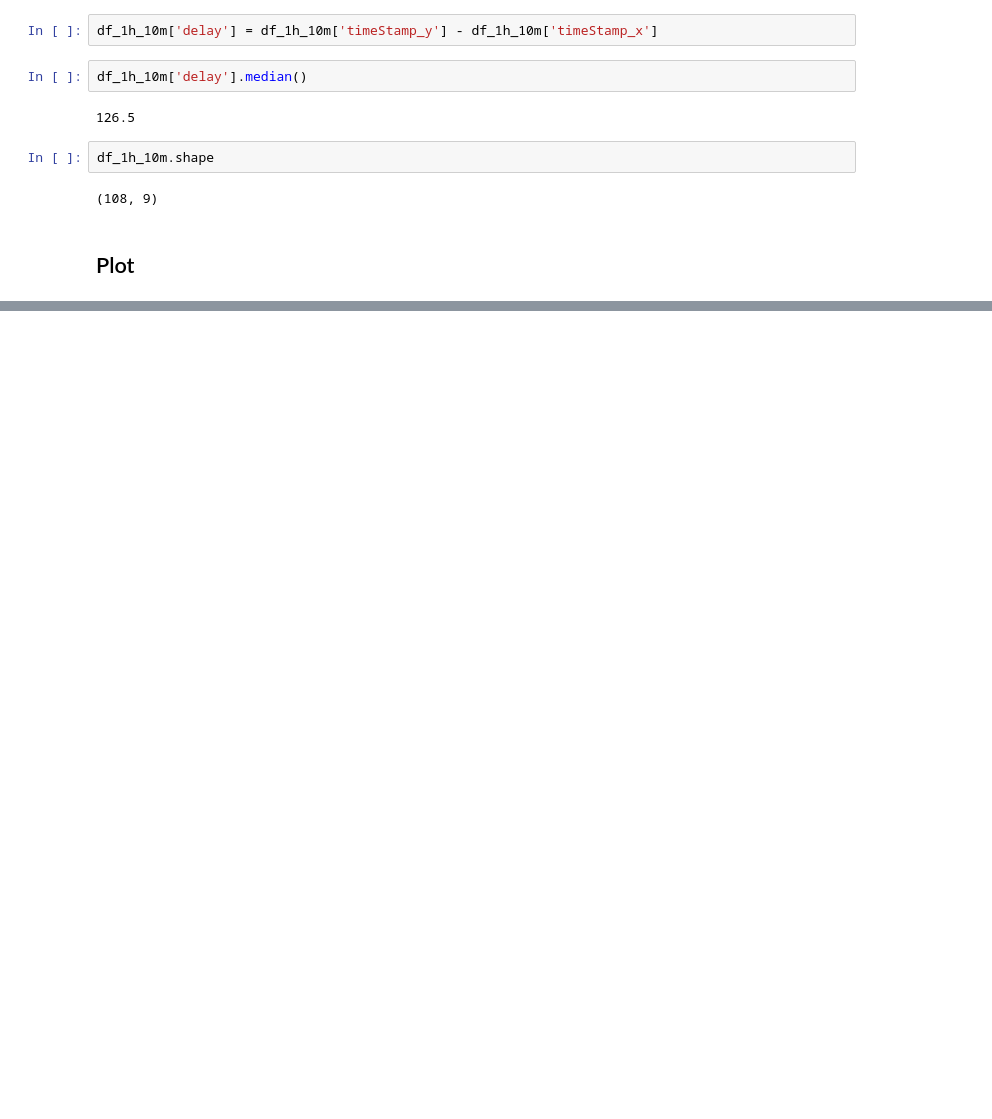
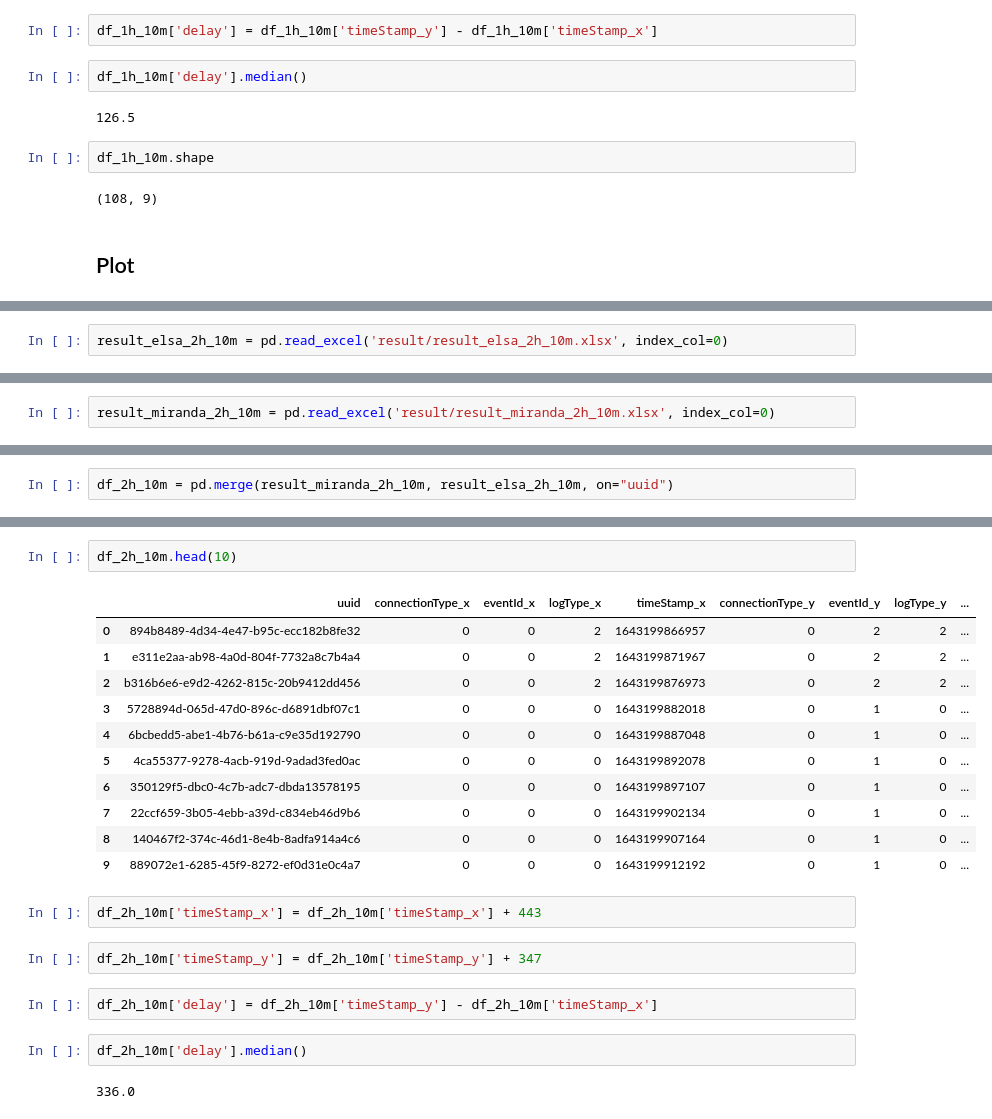
Before and after one commit to kavindaperera/meshify-stats, a Jupyter notebook: delay-boxplot.ipynb, the cells around one changed output, grey strips where cells are left out. Saved outputs shown, nothing was run; the diff lists cells and outputs as text; blank space fills up the shorter version.

```diff
--- a/delay-boxplot.ipynb
+++ b/delay-boxplot.ipynb
@@ -165,0 +170,2 @@ plt.show()
+# %%
+result_elsa_2h_10m = pd.read_excel('result/result_elsa_2h_10m.xlsx', index_col=0)
@@ -165,0 +176,2 @@ plt.show()
+# %%
+result_miranda_2h_10m = pd.read_excel('result/result_miranda_2h_10m.xlsx', index_col=0)
@@ -165,0 +182,2 @@ plt.show()
+# %%
+df_2h_10m = pd.merge(result_miranda_2h_10m, result_elsa_2h_10m, on="uuid")
@@ -165,0 +188,24 @@ plt.show()
+# %%
+df_2h_10m.head(10)
+# %% [output]
+|  | uuid | connectionType_x | eventId_x | logType_x | timeStamp_x | connectionType_y | eventId_y | logType_y | ... |
+| 0 | 894b8489-4d34-4e47-b95c-ecc182b8fe32 | 0 | 0 | 2 | 1643199866957 | 0 | 2 | 2 | ... |
+| 1 | e311e2aa-ab98-4a0d-804f-7732a8c7b4a4 | 0 | 0 | 2 | 1643199871967 | 0 | 2 | 2 | ... |
+| 2 | b316b6e6-e9d2-4262-815c-20b9412dd456 | 0 | 0 | 2 | 1643199876973 | 0 | 2 | 2 | ... |
+| 3 | 5728894d-065d-47d0-896c-d6891dbf07c1 | 0 | 0 | 0 | 1643199882018 | 0 | 1 | 0 | ... |
+| 4 | 6bcbedd5-abe1-4b76-b61a-c9e35d192790 | 0 | 0 | 0 | 1643199887048 | 0 | 1 | 0 | ... |
+| 5 | 4ca55377-9278-4acb-919d-9adad3fed0ac | 0 | 0 | 0 | 1643199892078 | 0 | 1 | 0 | ... |
+| 6 | 350129f5-dbc0-4c7b-adc7-dbda13578195 | 0 | 0 | 0 | 1643199897107 | 0 | 1 | 0 | ... |
+| 7 | 22ccf659-3b05-4ebb-a39d-c834eb46d9b6 | 0 | 0 | 0 | 1643199902134 | 0 | 1 | 0 | ... |
+| 8 | 140467f2-374c-46d1-8e4b-8adfa914a4c6 | 0 | 0 | 0 | 1643199907164 | 0 | 1 | 0 | ... |
+| 9 | 889072e1-6285-45f9-8272-ef0d31e0c4a7 | 0 | 0 | 0 | 1643199912192 | 0 | 1 | 0 | ... |
+# %%
+df_2h_10m['timeStamp_x'] = df_2h_10m['timeStamp_x'] + 443
+# %%
+df_2h_10m['timeStamp_y'] = df_2h_10m['timeStamp_y'] + 347
+# %%
+df_2h_10m['delay'] = df_2h_10m['timeStamp_y'] - df_2h_10m['timeStamp_x']
+# %%
+df_2h_10m['delay'].median()
+# %% [output]
+336.0
```
Also changed, not shown: parts of 20 cells of this notebook, 8 other files.
